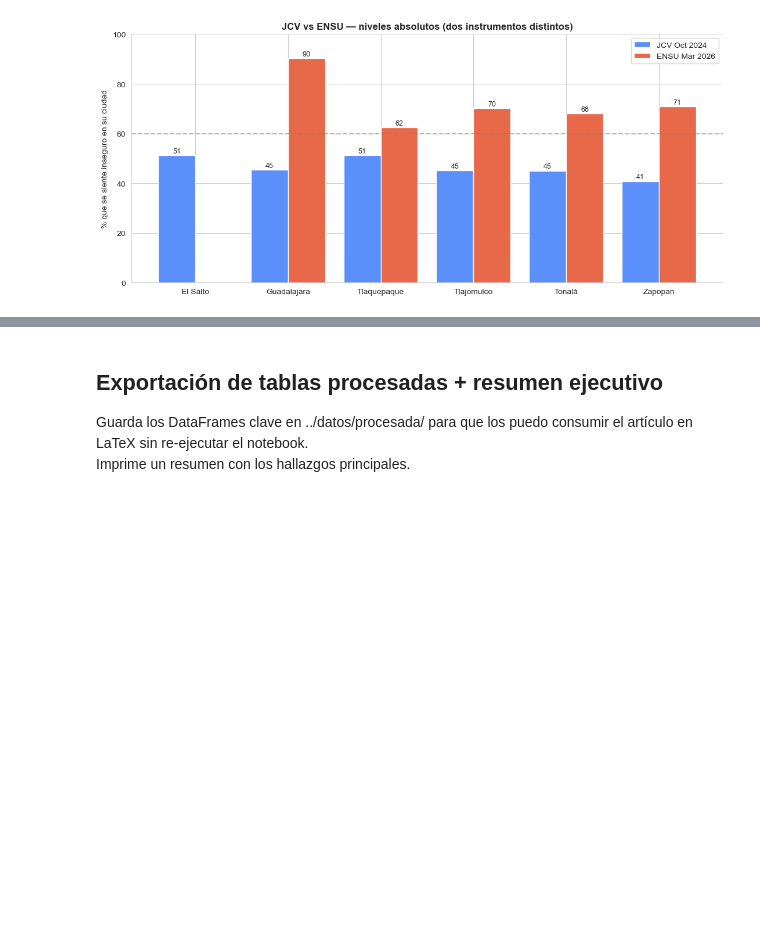
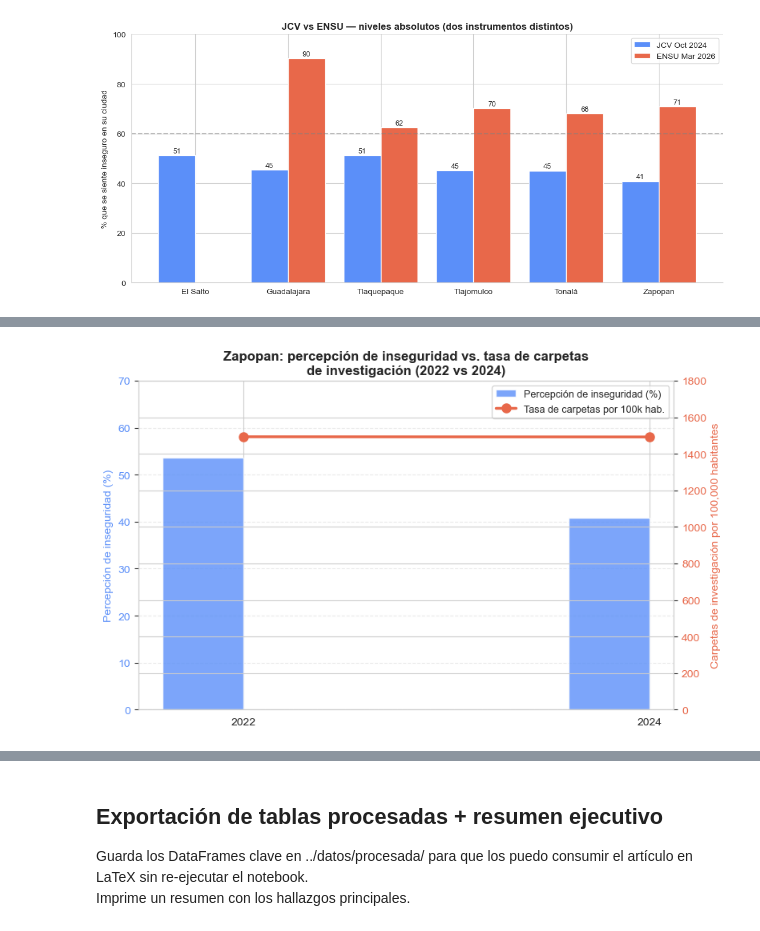
Before and after one commit to josue-mtz/La_percepcion_de_inseguridad_en_AMG, a Jupyter notebook: notebooks/EDA.ipynb, the cells around one changed output, grey strips where cells are left out. Saved outputs shown, nothing was run; the diff lists cells and outputs as text; code cells hidden in the pictures; blank space fills up the shorter version.

```diff
--- a/notebooks/EDA.ipynb
+++ b/notebooks/EDA.ipynb
@@ -1022,0 +1117,38 @@ NOTA ANALÍTICA:
+# %%
+#Datos
+anios = [2022, 2024]
+percepcion_zap = [53.7, 40.8]      #JCV
+tasa_carpetas_zap = [1493, 1492]   #SESNSP vía municipiodata.com
+
+fig, ax1 = plt.subplots(figsize=(8, 5))
+
+#Eje izquierdo: percepción
+color1 = "#5B8FF9"
+ax1.bar([a - 0.2 for a in anios], percepcion_zap, width=0.4,
+        color=color1, label="Percepción de inseguridad (%)", alpha=0.8)
+ax1.set_ylabel("Percepción de inseguridad (%)", color=color1)
+ax1.tick_params(axis='y', labelcolor=color1)
+ax1.set_ylim(0, 70)
+
+#Eje derecho: tasa de carpetas
+ax2 = ax1.twinx()
+color2 = "#E8684A"
+ax2.plot(anios, tasa_carpetas_zap, marker="o", markersize=8,
+         color=color2, linewidth=2.5, label="Tasa de carpetas por 100k hab.")
+ax2.set_ylabel("Carpetas de investigación por 100,000 habitantes", color=color2)
+ax2.tick_params(axis='y', labelcolor=color2)
+ax2.set_ylim(0, 1800)
+
+ax1.set_xticks(anios)
+ax1.set_title("Zapopan: percepción de inseguridad vs. tasa de carpetas\nde investigación (2022 vs 2024)", fontsize=12)
+ax1.grid(axis='y', linestyle='--', alpha=0.4)
+
+#Leyendas combinadas
+lines1, labels1 = ax1.get_legend_handles_labels()
+lines2, labels2 = ax2.get_legend_handles_labels()
+ax1.legend(lines1 + lines2, labels1 + labels2, loc="upper right", fontsize=9)
+
+plt.tight_layout()
+plt.show()
+# %% [output]
+[figure, added]
```
Also changed, not shown: parts of 5 cells of this notebook, 6 other files.
